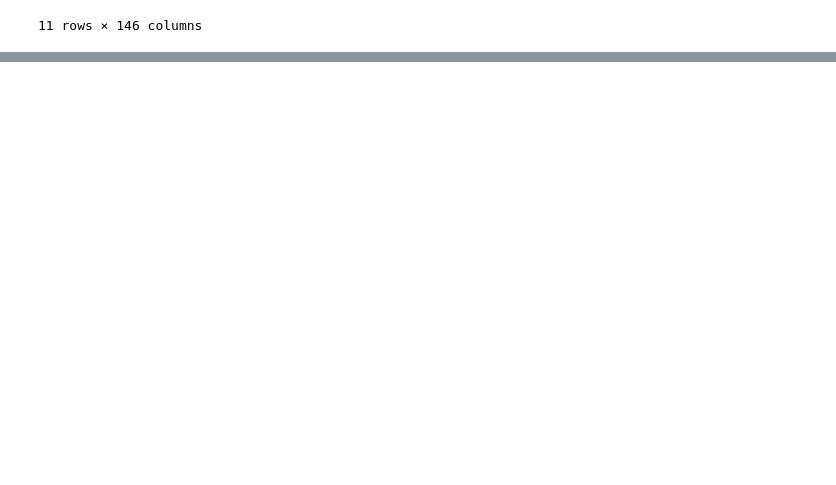
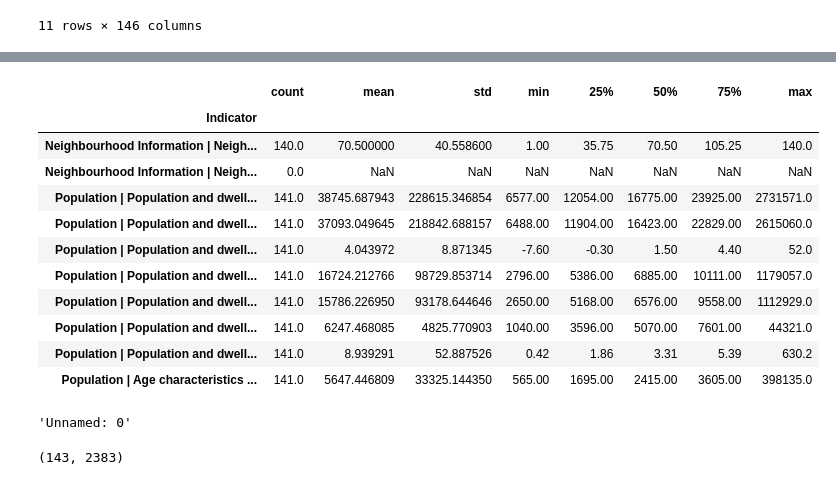
Before and after one commit to ksalyamova/CIND820-Capstone-Project, a Jupyter notebook: data/EDA_Toronto_Neighborhoods.ipynb, the cells around one changed output, grey strips where cells are left out. Drawn from its saved outputs; the diff is of its cells as text; code cells hidden in the pictures; blank space fills up the shorter version.

Commit message:
Completed Toronto neighbourhood EDA analysis

```diff
--- a/data/EDA_Toronto_Neighborhoods.ipynb
+++ b/data/EDA_Toronto_Neighborhoods.ipynb
@@ -65,0 +225,7 @@ profile.to_file("../reports/Toronto_EDA_Report.html")
+# %%
+df["Indicator"] = (
+    df["Category"].astype(str) + " | " +
+    df["Topic"].astype(str) + " | " +
+    df["Characteristic"].astype(str))
+
+df["Indicator"].head()
@@ -65,0 +381,6 @@ profile.to_file("../reports/Toronto_EDA_Report.html")
+# %%
+neighbourhood_df = df.drop(columns=["_id", "Category", "Topic", "Data Source", "Characteristic"])
+
+ml_df = neighbourhood_df.T
+
+print(ml_df.shape)
@@ -65,0 +404,4 @@ profile.to_file("../reports/Toronto_EDA_Report.html")
+# %%
+ml_df.columns = df["Indicator"]
+
+ml_df.head()
@@ -65,0 +416,8 @@ profile.to_file("../reports/Toronto_EDA_Report.html")
+# %%
+ml_df_clean = ml_df.replace(",", "", regex=True)
+ml_df_clean = ml_df_clean.replace("%", "", regex=True)
+
+ml_df_numeric = ml_df_clean.apply(pd.to_numeric, errors="coerce")
+
+print(ml_df_numeric.shape)
+print(ml_df_numeric.dtypes.value_counts())
@@ -65,0 +509,27 @@ profile.to_file("../reports/Toronto_EDA_Report.html")
+# %%
+ml_df_numeric.describe().T.head(10)
+# %% [output]
+|  | count | mean | std | min | 25% | 50% | 75% | max |
+| Indicator |  |  |  |  |  |  |  |  |
+| Neighbourhood Information | Neigh... | 140.0 | 70.500000 | 40.558600 | 1.00 | 35.75 | 70.50 | 105.25 | 140.0 |
+| Neighbourhood Information | Neigh... | 0.0 | NaN | NaN | NaN | NaN | NaN | NaN | NaN |
+| Population | Population and dwell... | 141.0 | 38745.687943 | 228615.346854 | 6577.00 | 12054.00 | 16775.00 | 23925.00 | 2731571.0 |
+| Population | Population and dwell... | 141.0 | 37093.049645 | 218842.688157 | 6488.00 | 11904.00 | 16423.00 | 22829.00 | 2615060.0 |
+| Population | Population and dwell... | 141.0 | 4.043972 | 8.871345 | -7.60 | -0.30 | 1.50 | 4.40 | 52.0 |
+| Population | Population and dwell... | 141.0 | 16724.212766 | 98729.853714 | 2796.00 | 5386.00 | 6885.00 | 10111.00 | 1179057.0 |
+| Population | Population and dwell... | 141.0 | 15786.226950 | 93178.644646 | 2650.00 | 5168.00 | 6576.00 | 9558.00 | 1112929.0 |
+| Population | Population and dwell... | 141.0 | 6247.468085 | 4825.770903 | 1040.00 | 3596.00 | 5070.00 | 7601.00 | 44321.0 |
+| Population | Population and dwell... | 141.0 | 8.939291 | 52.887526 | 0.42 | 1.86 | 3.31 | 5.39 | 630.2 |
+| Population | Age characteristics ... | 141.0 | 5647.446809 | 33325.144350 | 565.00 | 1695.00 | 2415.00 | 3605.00 | 398135.0 |
+# %%
+ml_check.columns[0]
+# %% [output]
+'Unnamed: 0'
+# %%
+ml_check = pd.read_csv(
+    "../data/neighbourhood_profiles_ml_ready.csv",
+    index_col=0)
+
+ml_check.shape
+# %% [output]
+(143, 2383)
```
Also changed, not shown: parts of 41 cells of this notebook, 6 other files.
